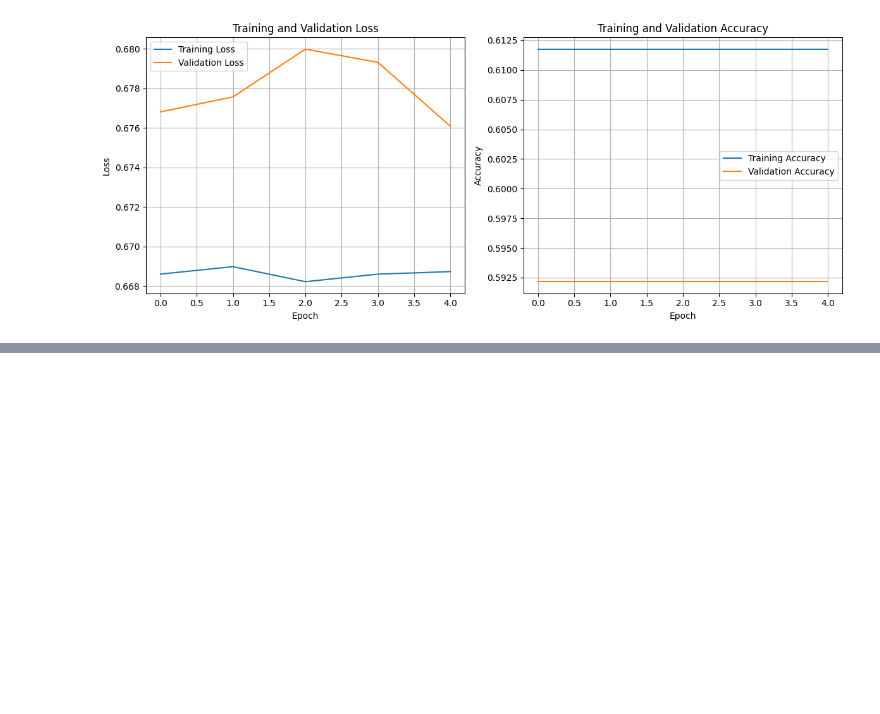
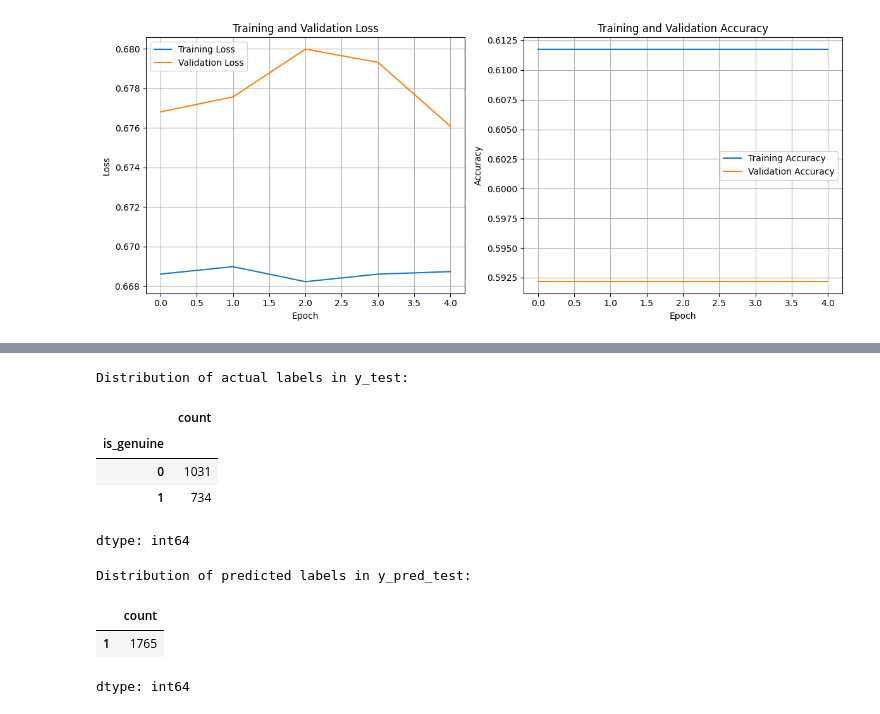
Before and after one commit to abilashkannanv/AIML, a Jupyter notebook: TrustCart_Phase2_Fake_Review_Detection.ipynb, the cells around one changed output, grey strips where cells are left out. Drawn from its saved outputs; the diff is of its cells as text; code cells hidden in the pictures; blank space fills up the shorter version.

```diff
--- a/TrustCart_Phase2_Fake_Review_Detection.ipynb
+++ b/TrustCart_Phase2_Fake_Review_Detection.ipynb
@@ -578,0 +631,18 @@ Conclusion: The model is too simplistic or has insufficient capacity to learn th
+# %%
+print("Distribution of actual labels in y_test:")
+display(y_test.value_counts())
+
+print("Distribution of predicted labels in y_pred_test:")
+# Ensure y_pred_test is a pandas Series for value_counts
+display(pd.Series(y_pred_test_flat).value_counts())
+# %% [output]
+Distribution of actual labels in y_test:
+|  | count |
+| is_genuine |  |
+| 0 | 1031 |
+| 1 | 734 |
+dtype: int64
+Distribution of predicted labels in y_pred_test:
+|  | count |
+| 1 | 1765 |
+dtype: int64
```
Also changed, not shown: parts of 7 cells of this notebook.
